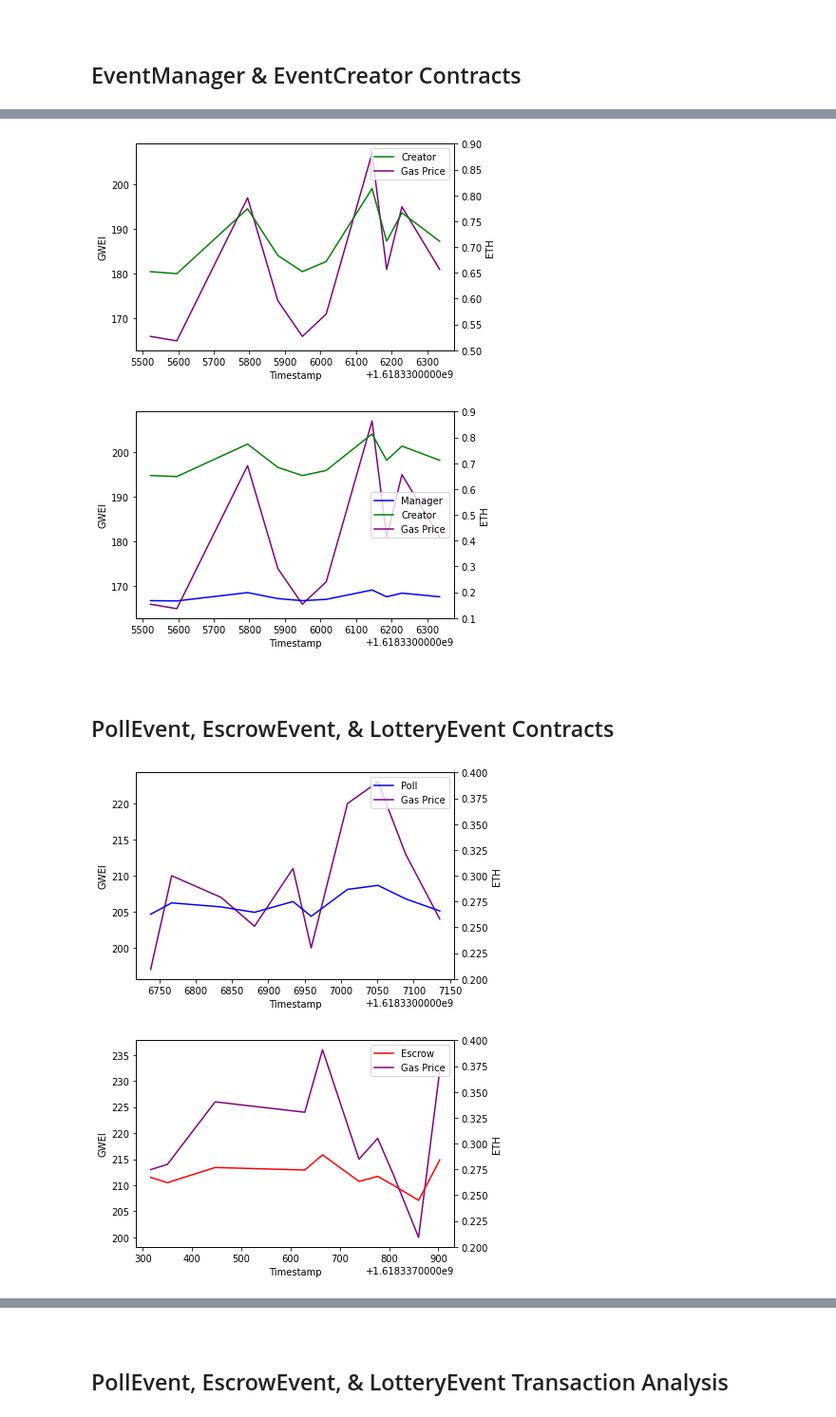
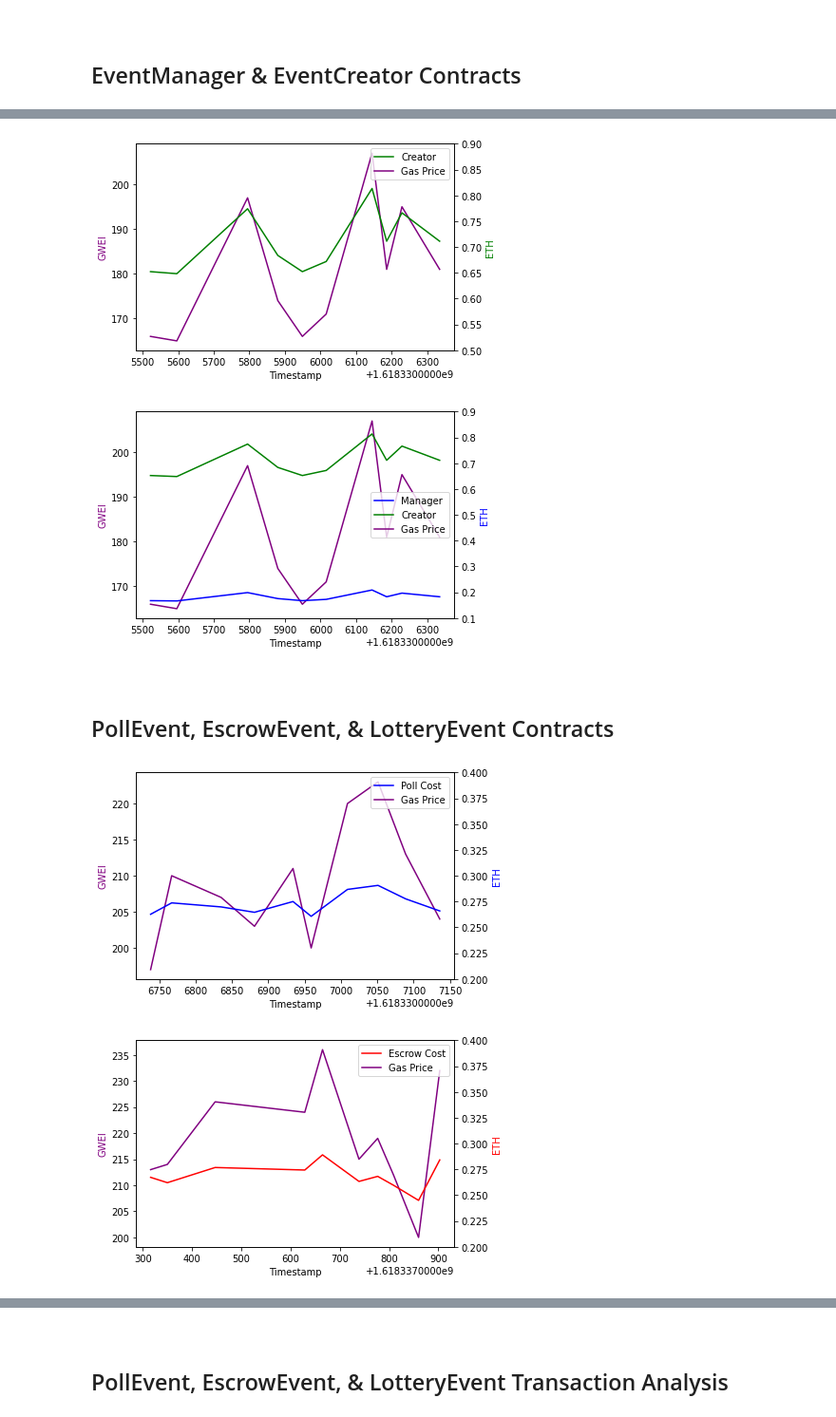
Before and after one commit to stephen-eades/The-Practicality-of-Decentralized-Smart-Contracts, a Jupyter notebook: jupyter_notebook/dapp_data_analysis.ipynb, the cells around one changed output, grey strips where cells are left out. Shown at 95% size. Drawn from its saved outputs; the diff is of its cells as text; code cells hidden in the pictures.

```diff
--- a/jupyter_notebook/dapp_data_analysis.ipynb
+++ b/jupyter_notebook/dapp_data_analysis.ipynb
@@ -79,13 +72,13 @@ ax2.plot(creator_x, creator_y, color="g", label="Creator")
 ax2.plot(creator_x, creator_gas_price, color="purple", label="Gas Price")
 ax1.plot(creator_x, creator_gas_price, color="purple")
 ax1.set_xlabel('Timestamp')
-ax1.set_ylabel('GWEI', color='black')
-ax2.set_ylabel('ETH', color='black')
+ax1.set_ylabel('GWEI', color='purple')
+ax2.set_ylabel('ETH', color='green')
 plt.ylim(top=0.9, bottom=0.5)
 plt.legend()
 plt.show()
 # %% [output]
-[figure, old version]
+[figure, new version]
 # %%
 # EventManager & EventCreator Deployment: Comparing total cost of deployment and gas price
 
@@ -96,13 +89,13 @@ ax2.plot(creator_x, creator_y, color="g", label="Creator")
 ax2.plot(creator_x, creator_gas_price, color="purple", label="Gas Price")
 ax1.plot(creator_x, creator_gas_price, color="purple")
 ax1.set_xlabel('Timestamp')
-ax1.set_ylabel('GWEI', color='black')
-ax2.set_ylabel('ETH', color='black')
+ax1.set_ylabel('GWEI', color='purple')
+ax2.set_ylabel('ETH', color='b')
 plt.ylim(top=0.9, bottom=0.1)
 plt.legend()
 plt.show()
 # %% [output]
-[figure, old version]
+[figure, new version]
 # %% [markdown]
 <br>
 <h2>PollEvent, EscrowEvent, & LotteryEvent Contracts</h2>
@@ -123,33 +116,33 @@ lottery_gas_price = lottery_event_deploy_df.gas_price_gwei
 
 fig, ax1 = plt.subplots()
 ax2 = ax1.twinx()
-ax2.plot(poll_x, poll_y, color="b", label="Poll")
+ax2.plot(poll_x, poll_y, color="b", label="Poll Cost")
 ax2.plot(poll_x, poll_gas_price, color="purple", label="Gas Price")
 ax1.plot(poll_x, poll_gas_price, color="purple")
 ax1.set_xlabel('Timestamp')
-ax1.set_ylabel('GWEI', color='black')
-ax2.set_ylabel('ETH', color='black')
+ax1.set_ylabel('GWEI', color='purple')
+ax2.set_ylabel('ETH', color='b')
 plt.ylim(top=0.4, bottom=0.2)
 plt.legend()
 plt.show()
 # %% [output]
-[figure, old version]
+[figure, new version]
 # %%
 # EscrowEvent Deployment: Total cost of deployment and gas price
 
 fig, ax1 = plt.subplots()
 ax2 = ax1.twinx()
-ax2.plot(escrow_x, escrow_y, color="r", label="Escrow")
+ax2.plot(escrow_x, escrow_y, color="r", label="Escrow Cost")
 ax2.plot(escrow_x, escrow_gas_price, color="purple", label="Gas Price")
 ax1.plot(escrow_x, escrow_gas_price, color="purple")
 ax1.set_xlabel('Timestamp')
-ax1.set_ylabel('GWEI', color='black')
-ax2.set_ylabel('ETH', color='black')
+ax1.set_ylabel('GWEI', color='purple')
+ax2.set_ylabel('ETH', color='r')
 plt.ylim(top=0.4, bottom=0.2)
 plt.legend()
 plt.show()
 # %% [output]
-[figure, old version]
+[figure, new version]
 # %%
 # LotteryEvent Deployment: Total cost of deployment and gas price
 
```
Also changed, not shown: parts of 12 cells of this notebook, 2 other files.
